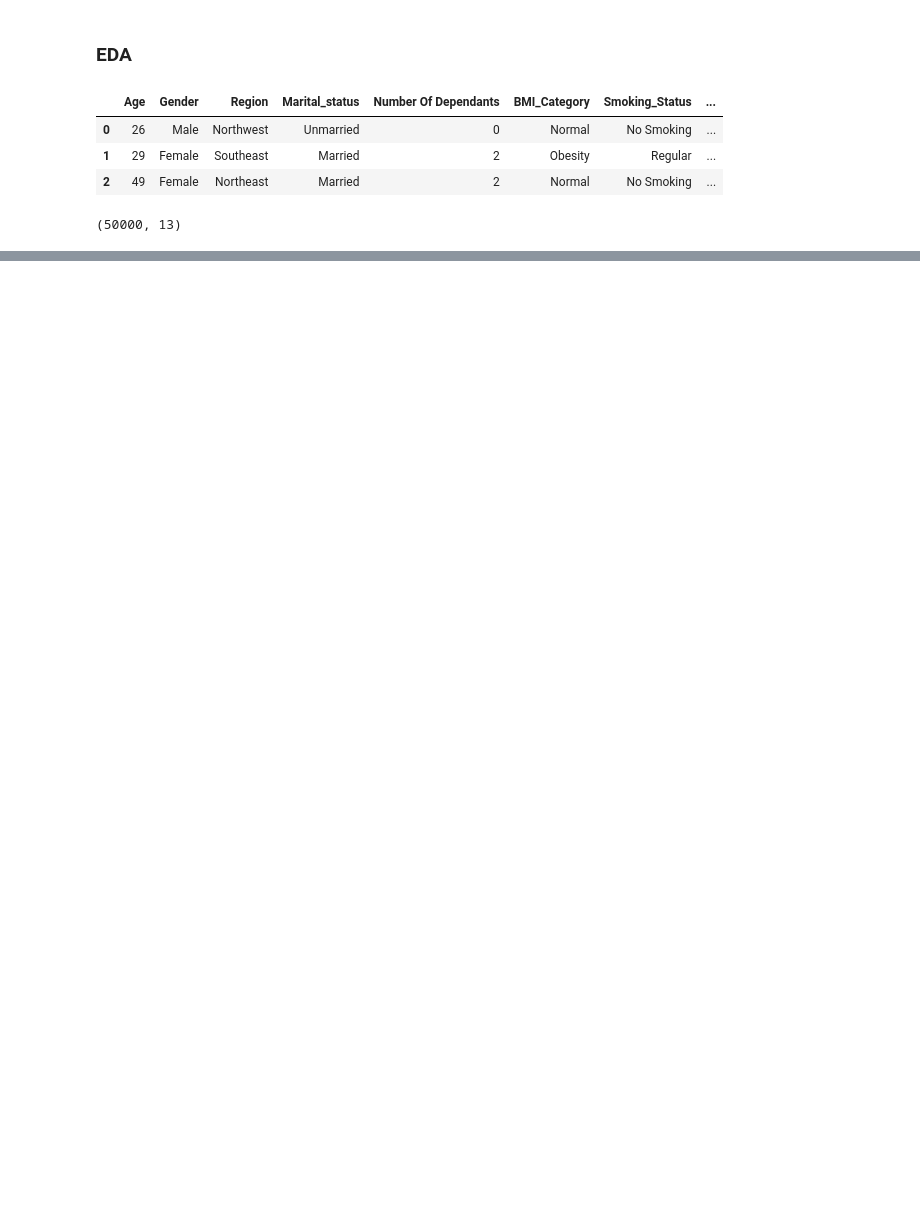
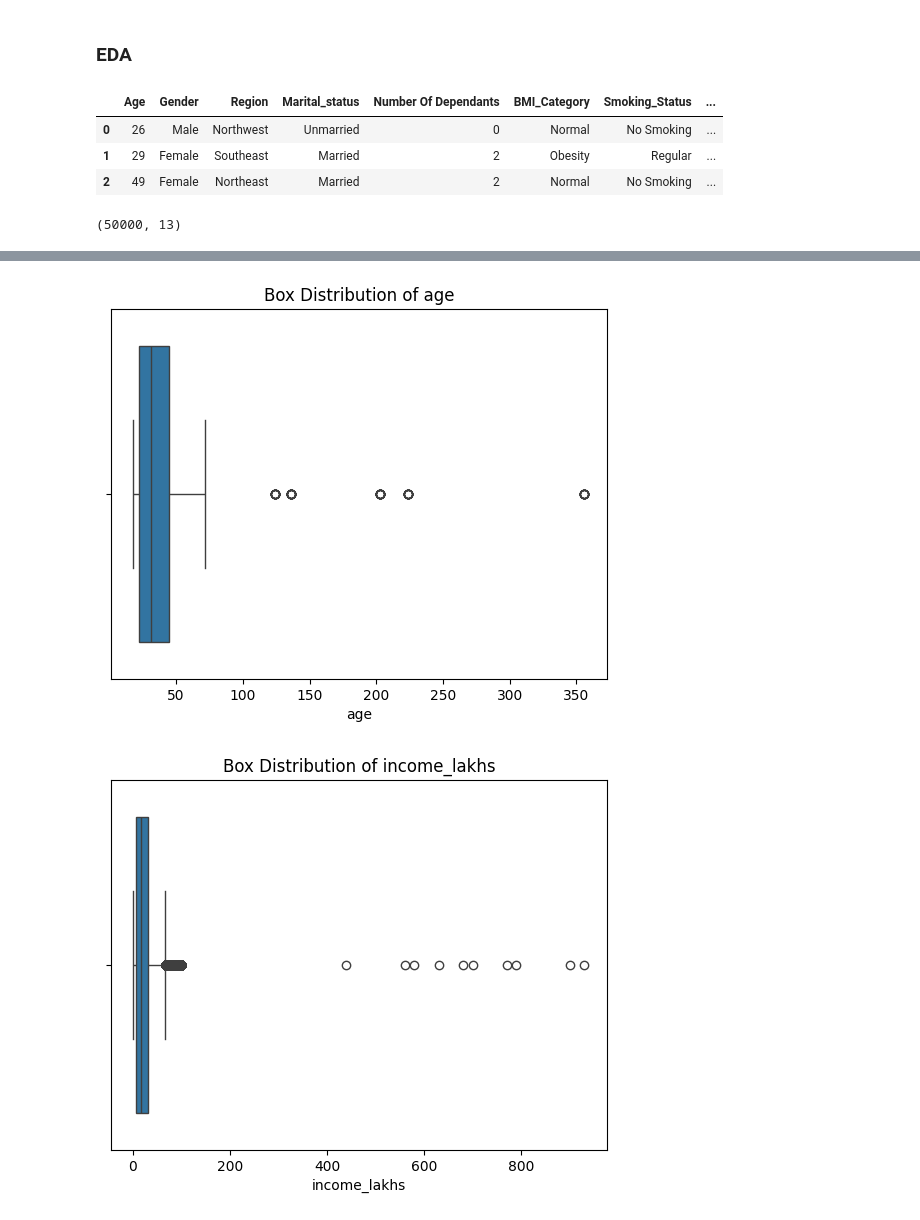
Before and after one commit to HMurawski/Health-Insurance-Model, a Jupyter notebook: notebooks/01_eda.ipynb, the cells around one changed output, grey strips where cells are left out. Drawn from its saved outputs; the diff is of its cells as text; code cells hidden in the pictures; blank space fills up the shorter version.

```diff
--- a/notebooks/01_eda.ipynb
+++ b/notebooks/01_eda.ipynb
@@ -23,0 +145,9 @@ df.shape
+# %%
+
+for num_col in numeric_columns:
+    sns.boxplot(x=df[num_col])
+    plt.title(f"Box Distribution of {num_col}")
+    plt.show()
+# %% [output]
+[figure, added]
+[figure, added]
```
Also changed, not shown: parts of 27 cells of this notebook.
